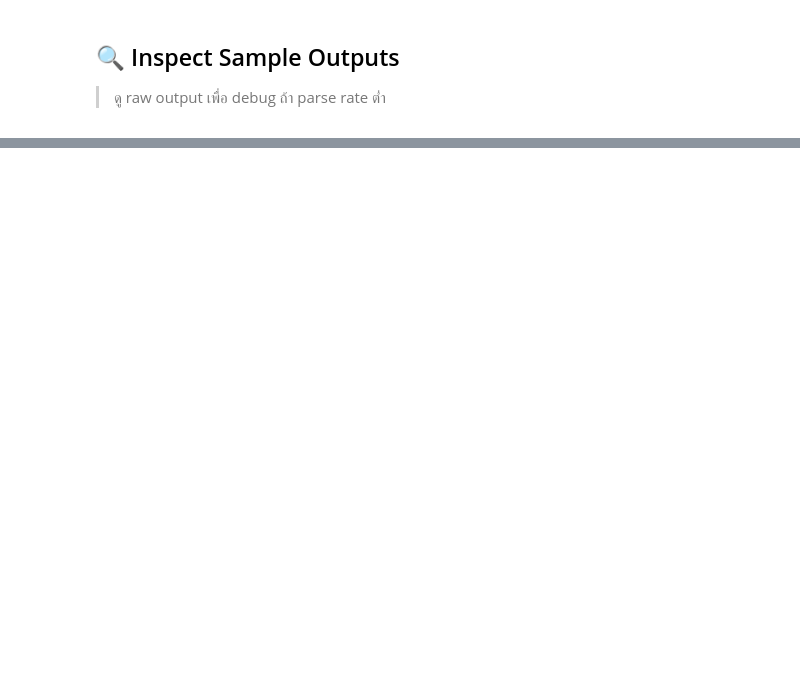
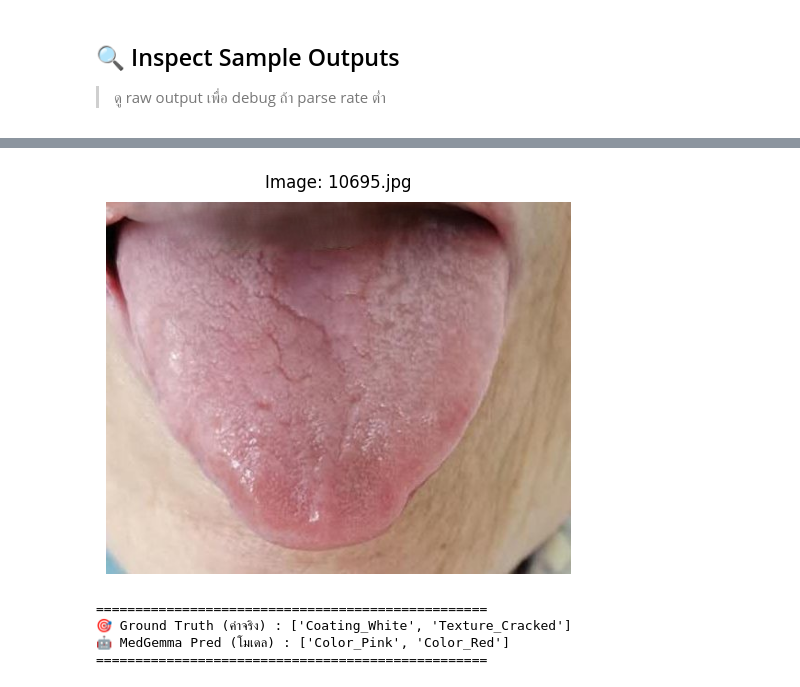
Before and after one commit to listenmusiceveryday/AIB6-TCM-Tongue-Classification, a Jupyter notebook: tongue-medgemma-zeroshot-baseline.ipynb, the cells around one changed output, grey strips where cells are left out. Cells and saved outputs as stored; diff of their text form; code cells hidden in the pictures; blank space fills up the shorter version.

Commit message:
output result

```diff
--- a/tongue-medgemma-zeroshot-baseline.ipynb
+++ b/tongue-medgemma-zeroshot-baseline.ipynb
@@ -375,0 +502,42 @@ for r in results[:5]:
+# %%
+import matplotlib.pyplot as plt
+from PIL import Image
+from pathlib import Path
+
+# 1. เลือกข้อมูลแถวแรกสุดจากผลลัพธ์การ Predict มาทดสอบเปิดรูป
+sample_idx = 10  # สามารถเปลี่ยนเลข index ตรงนี้เพื่อดูรูปอื่นได้ (0 ถึง 321)
+sample_data = results[sample_idx]
+
+# 2. ดึงชื่อไฟล์และสร้าง Path ไปยังรูปภาพใน Google Drive
+img_name = sample_data["image"]
+img_path = Path(CFG.DATA_DIR) / img_name
+
+# 3. จับคู่ Label กับผลลัพธ์ให้ดูง่ายขึ้น
+true_labels = [label for label, val in zip(CFG.LABEL_COLS, sample_data["true"]) if val == 1]
+pred_labels = [label for label, val in zip(CFG.LABEL_COLS, sample_data["pred"]) if val == 1]
+
+# 4. โหลดและแสดงรูปภาพด้วย matplotlib
+try:
+    img = Image.open(img_path)
+
+    plt.figure(figsize=(6, 6))
+    plt.imshow(img)
+    plt.axis('off')  # ซ่อนเส้นแกน x, y
+    plt.title(f"Image: {img_name}", fontsize=12, pad=10)
+    plt.show()
+
+    # พิมพ์ผลลัพธ์เปรียบเทียบในรูปแบบข้อความด้านล่างรูป
+    print("=" * 50)
+    print(f"🎯 Ground Truth (ค่าจริง) : {true_labels if true_labels else 'None'}")
+    print(f"🤖 MedGemma Pred (โมเดล) : {pred_labels if pred_labels else 'None'}")
+    print("=" * 50)
+
+except Exception as e:
+    print(f"❌ ไม่สามารถเปิดรูปภาพได้เนื่องจาก: {e}")
+    print(f"กรุณาตรวจสอบว่าไฟล์มีอยู่จริงใน Path นี้หรือไม่: {img_path}")
+# %% [output]
+[figure, added]
+==================================================
+🎯 Ground Truth (ค่าจริง) : ['Coating_White', 'Texture_Cracked']
+🤖 MedGemma Pred (โมเดล) : ['Color_Pink', 'Color_Red']
+==================================================
```
Also changed, not shown: parts of 14 cells of this notebook.
